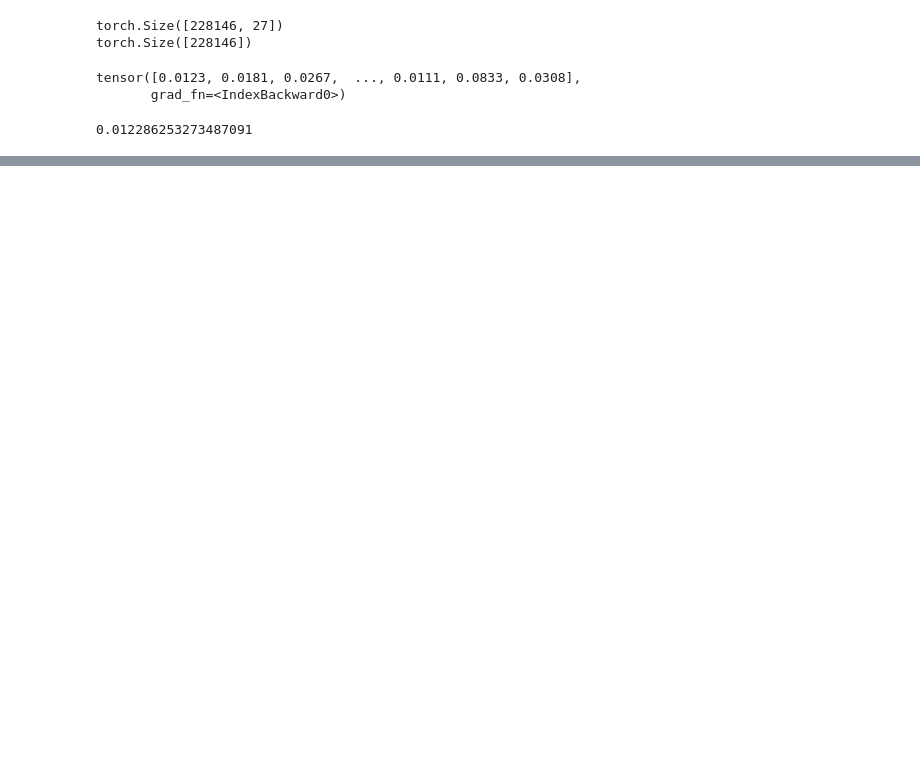
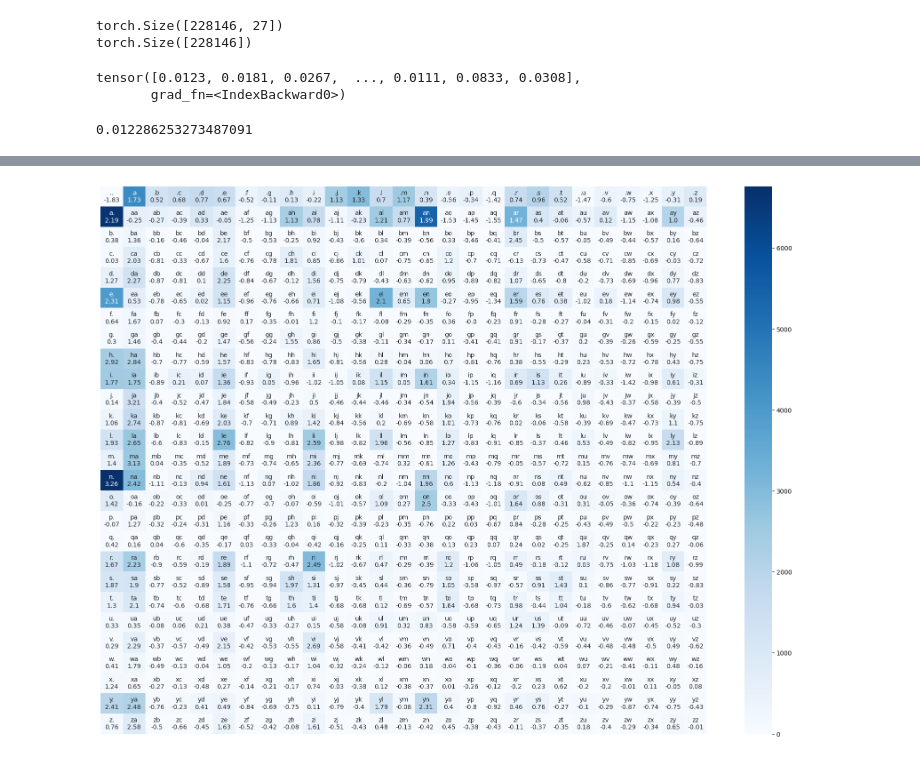
Before and after one commit to shane-kercheval/makemore, a Jupyter notebook: part_1_my_code.ipynb, the cells around one changed output, grey strips where cells are left out. Drawn from its saved outputs; the diff is of its cells as text; code cells hidden in the pictures; blank space fills up the shorter version.

```diff
--- a/part_1_my_code.ipynb
+++ b/part_1_my_code.ipynb
@@ -109,9 +109,9 @@ for i, c1 in enumerate(characters):
     custom_annotations.append(row)
 # custom_annotations[0]
 
-df = pd.DataFrame(N, index=characters, columns=characters)
+character_count_df = pd.DataFrame(N, index=characters, columns=characters)
 _, ax = plt.subplots(figsize=(22, 16))
-sns.heatmap(df, annot=custom_annotations, fmt='', ax=ax, cmap='Blues')
+sns.heatmap(character_count_df, annot=custom_annotations, fmt='', ax=ax, cmap='Blues')
 ax.set_xticklabels([])
 ax.set_yticklabels([])
 ax.tick_params(axis='both', which='both', length=0)
@@ -469,0 +600,9 @@ tensor(-3.7590, grad_fn=<MeanBackward0>)
+# %%
+_, ax = plt.subplots(figsize=(22, 16))
+sns.heatmap(character_count_df, annot=custom_annotations, fmt='', ax=ax, cmap='Blues')
+ax.set_xticklabels([])
+ax.set_yticklabels([])
+ax.tick_params(axis='both', which='both', length=0)
+plt.show()
+# %% [output]
+[figure, added]
```
Also changed, not shown: parts of 25 cells of this notebook, 1 other file.
